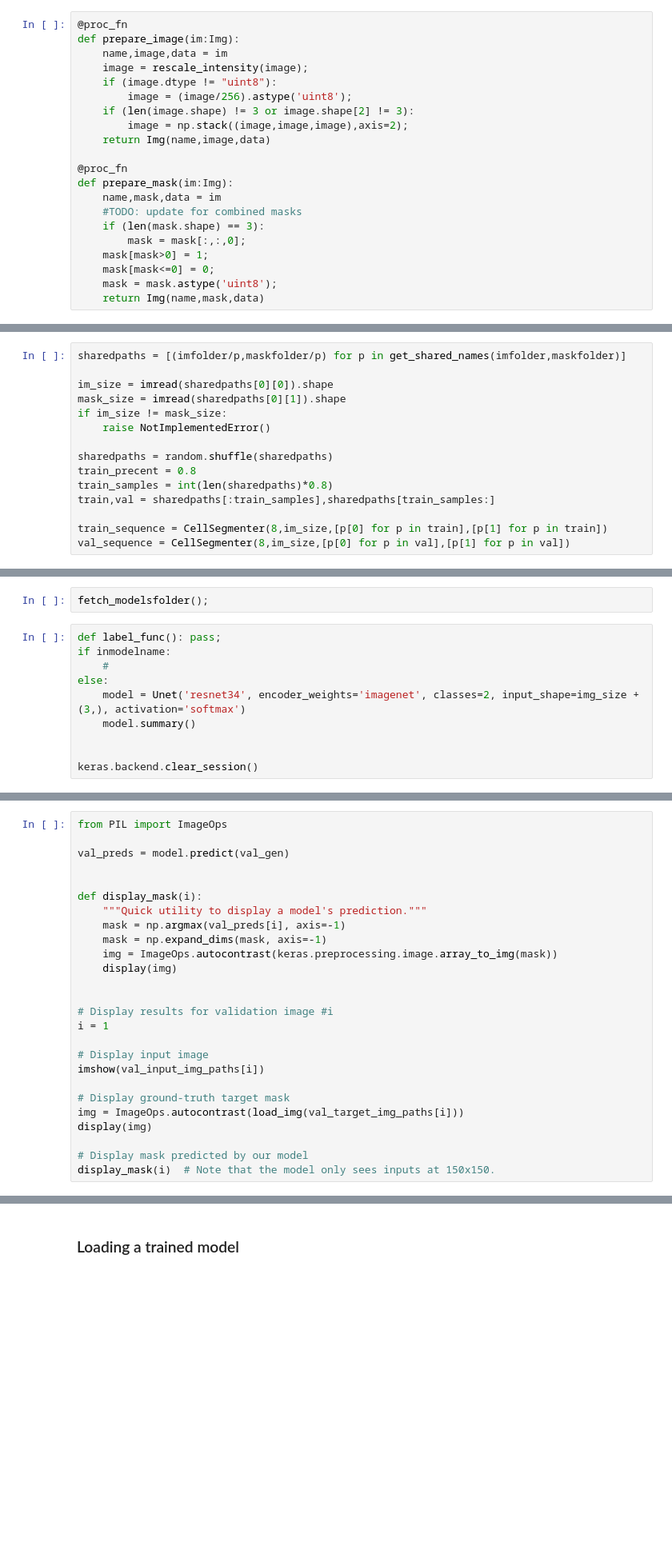
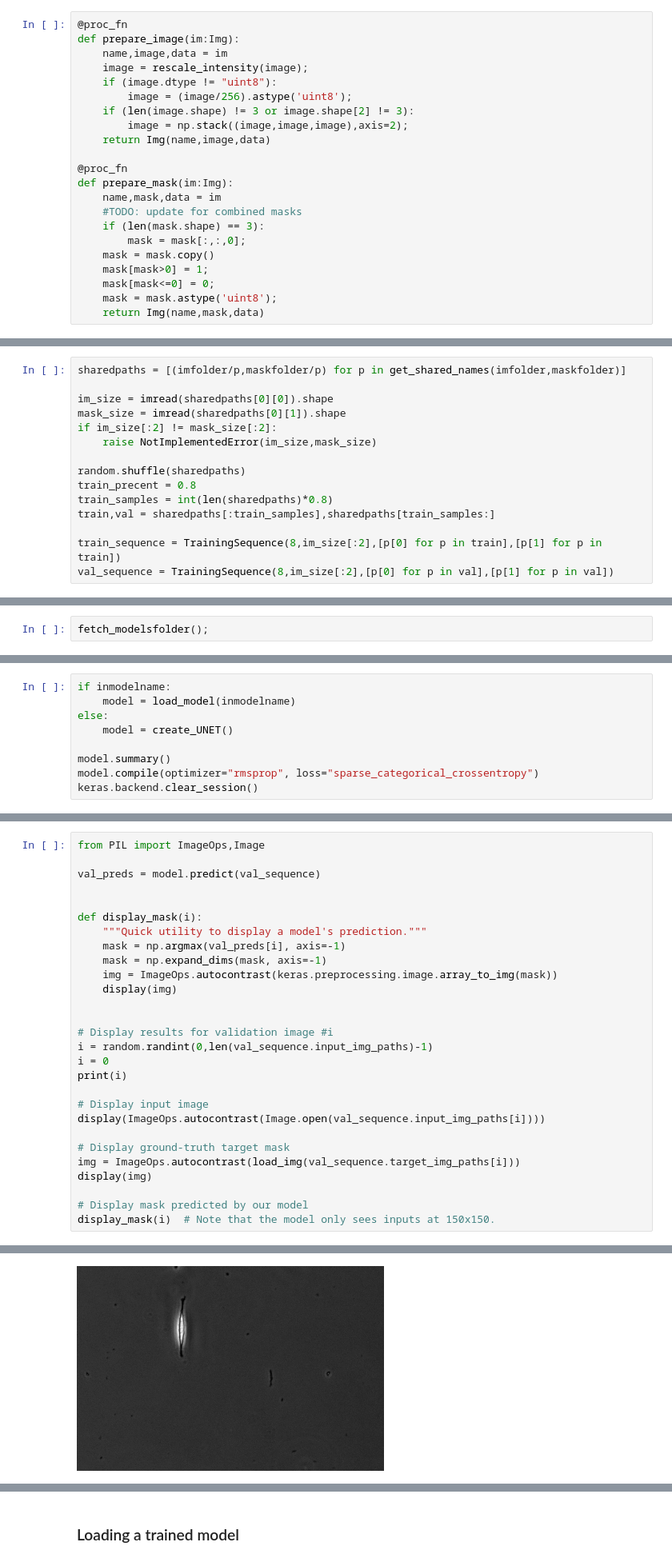
Before and after one commit to minerharry/SegmenterProcessing, a Jupyter notebook: Colab Notebooks/segmentation_training_refactor_keras.ipynb, the cells around one changed output, grey strips where cells are left out. Shown at 80% size. Cells and saved outputs as stored; diff of their text form; blank space fills up the shorter version.

```diff
--- a/Colab Notebooks/segmentation_training_refactor_keras.ipynb
+++ b/Colab Notebooks/segmentation_training_refactor_keras.ipynb
@@ -736,6 +914,7 @@ def prepare_mask(im:Img):
     #TODO: update for combined masks
     if (len(mask.shape) == 3):
         mask = mask[:,:,0];
+    mask = mask.copy()
     mask[mask>0] = 1;
     mask[mask<=0] = 0;
     mask = mask.astype('uint8');
@@ -964,27 +1179,17 @@ sharedpaths = [(imfolder/p,maskfolder/p) for p in get_shared_names(imfolder,mask
 
 im_size = imread(sharedpaths[0][0]).shape
 mask_size = imread(sharedpaths[0][1]).shape
-if im_size != mask_size:
-    raise NotImplementedError()
+if im_size[:2] != mask_size[:2]:
+    raise NotImplementedError(im_size,mask_size)
 
-sharedpaths = random.shuffle(sharedpaths)
+random.shuffle(sharedpaths)
 train_precent = 0.8
 train_samples = int(len(sharedpaths)*0.8)
 train,val = sharedpaths[:train_samples],sharedpaths[train_samples:]
 
-train_sequence = CellSegmenter(8,im_size,[p[0] for p in train],[p[1] for p in train])
-val_sequence = CellSegmenter(8,im_size,[p[0] for p in val],[p[1] for p in val])
+train_sequence = TrainingSequence(8,im_size[:2],[p[0] for p in train],[p[1] for p in train])
+val_sequence = TrainingSequence(8,im_size[:2],[p[0] for p in val],[p[1] for p in val])
 # %% [markdown]
 ## Training model
 # %%
 fetch_modelsfolder();
-# %%
-def label_func(): pass;
-if inmodelname:
-    #
-else:
-    model = Unet('resnet34', encoder_weights='imagenet', classes=2, input_shape=img_size + (3,), activation='softmax')
-    model.summary()
-
-
-keras.backend.clear_session()
@@ -992,0 +1196,9 @@ Downloading: "https://download.pytorch.org/models/resnet34-b627a593.pth" to /roo
+# %%
+if inmodelname:
+    model = load_model(inmodelname)
+else:
+    model = create_UNET()
+
+model.summary()
+model.compile(optimizer="rmsprop", loss="sparse_categorical_crossentropy")
+keras.backend.clear_session()
@@ -1015,7 +1256,7 @@ Exception
 # %%
-from PIL import ImageOps
+from PIL import ImageOps,Image
 
-val_preds = model.predict(val_gen)
+val_preds = model.predict(val_sequence)
 
 
 def display_mask(i):
@@ -1027,13 +1268,15 @@ def display_mask(i):
 
 
 # Display results for validation image #i
-i = 1
+i = random.randint(0,len(val_sequence.input_img_paths)-1)
+i = 0
+print(i)
 
 # Display input image
-imshow(val_input_img_paths[i])
+display(ImageOps.autocontrast(Image.open(val_sequence.input_img_paths[i])))
 
 # Display ground-truth target mask
-img = ImageOps.autocontrast(load_img(val_target_img_paths[i]))
+img = ImageOps.autocontrast(load_img(val_sequence.target_img_paths[i]))
 display(img)
 
 # Display mask predicted by our model
@@ -1042,0 +1287 @@ display_mask(i)  # Note that the model only sees inputs at 150x150.
+[figure, added]
```
Also changed, not shown: parts of 45 cells of this notebook, 19 other files.
